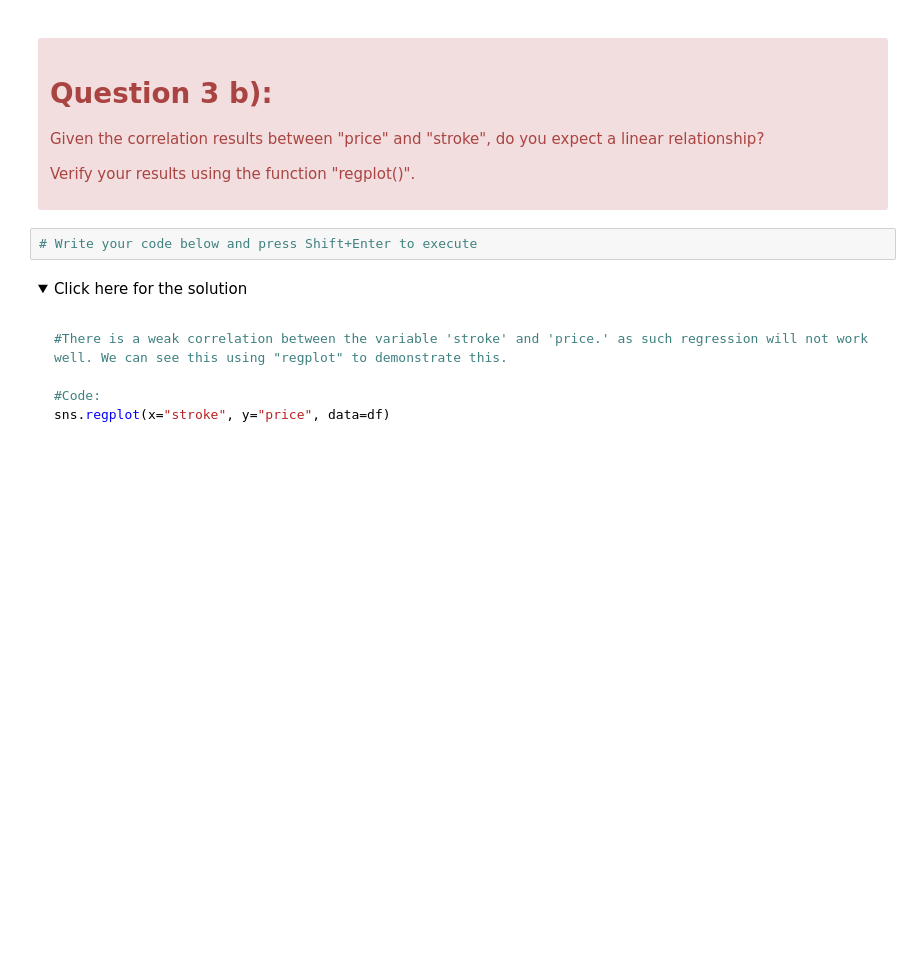
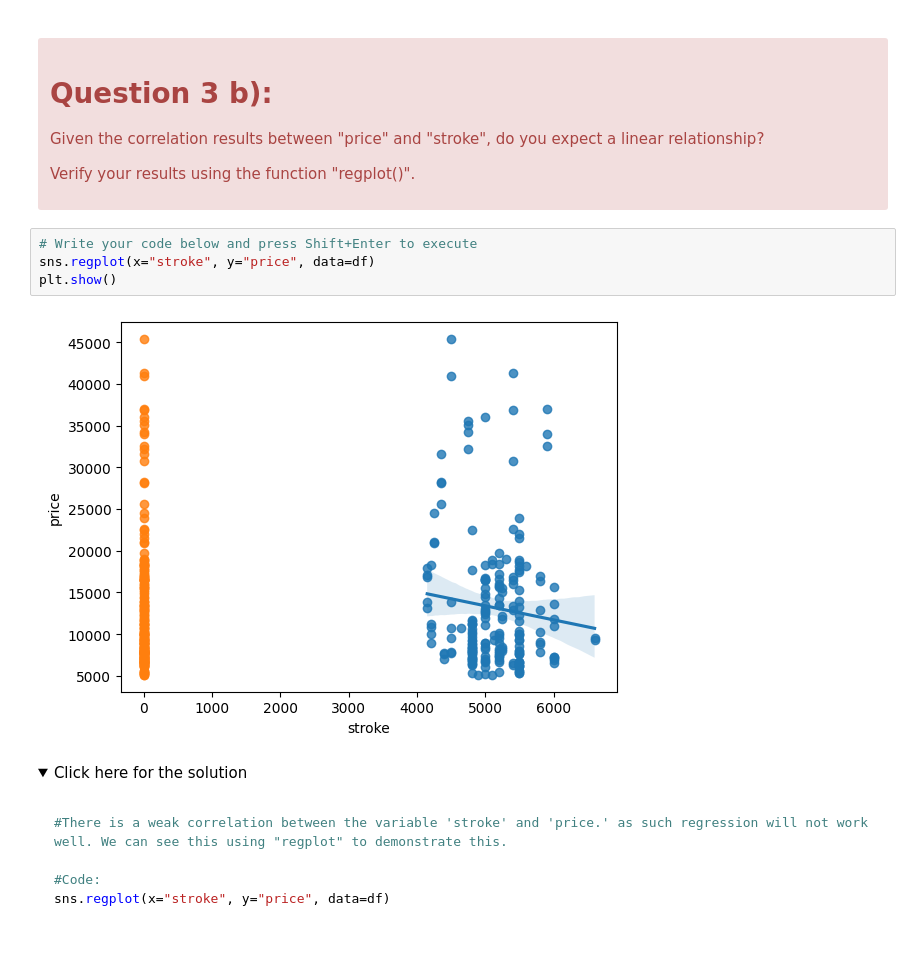
Before and after one commit to JP3000/learn-data-science, a Jupyter notebook: 04-data-analysis-with-python/DA0101EN-3.1-Exploratory_data_analysis_cars/Exploratory_data_analysis_cars.ipynb, the cells around one changed output. Cells and saved outputs as stored; diff of their text form; folded sections open; blank space fills up the shorter version.

```diff
--- a/04-data-analysis-with-python/DA0101EN-3.1-Exploratory_data_analysis_cars/Exploratory_data_analysis_cars.ipynb
+++ b/04-data-analysis-with-python/DA0101EN-3.1-Exploratory_data_analysis_cars/Exploratory_data_analysis_cars.ipynb
@@ -245,6 +250,10 @@ df[["stroke","price"]].corr()
 </div>
 # %%
 # Write your code below and press Shift+Enter to execute
+sns.regplot(x="stroke", y="price", data=df)
+plt.show()
+# %% [output]
+[figure, added]
 # %% [markdown]
 <details><summary>Click here for the solution</summary>
 
```
Also changed, not shown: parts of 23 cells of this notebook, 7 other files.
